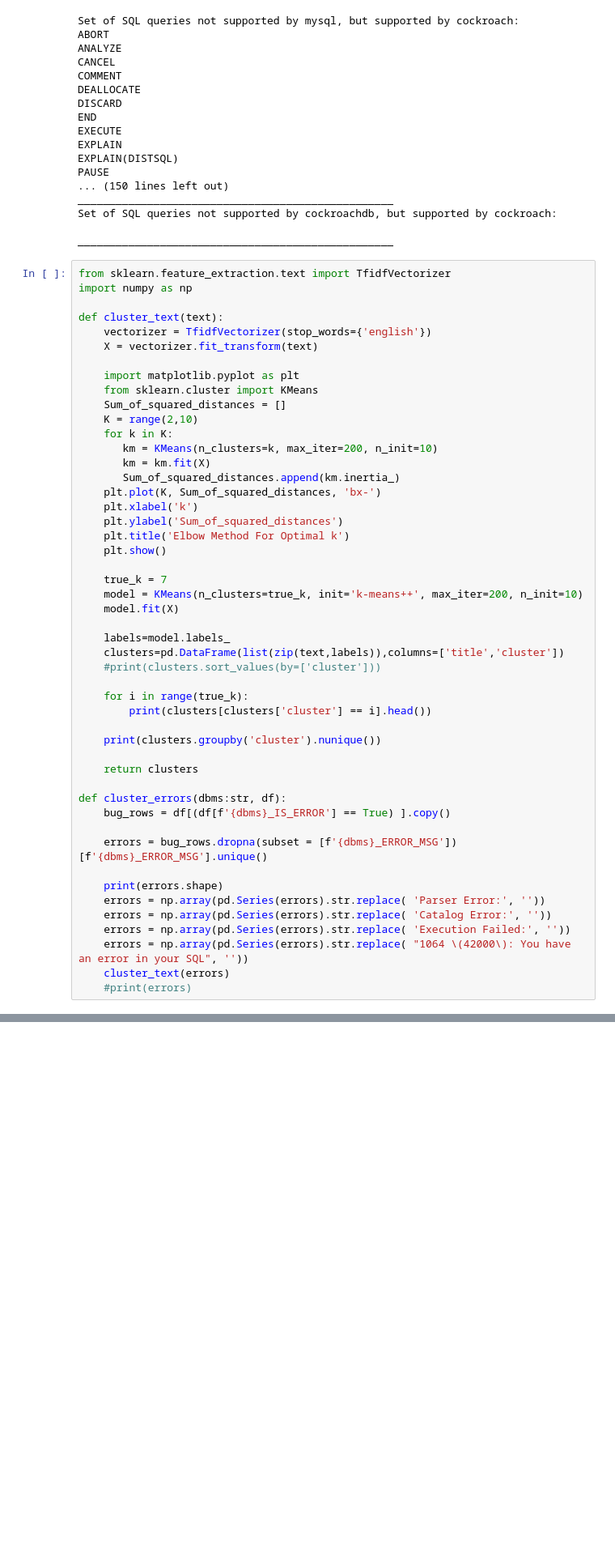
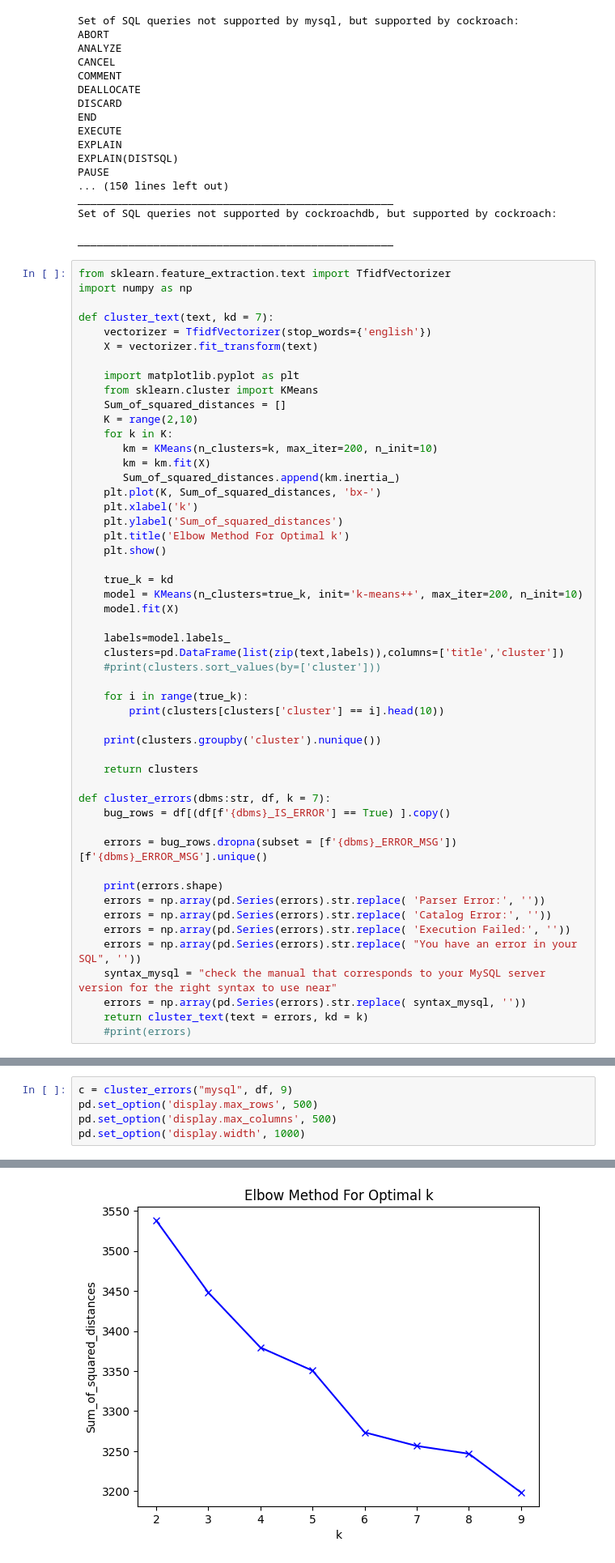
Before and after one commit to suyZhong/SQuaLity, a Jupyter notebook: Analysis.ipynb, the cells around one changed output, grey strips where cells are left out. Shown: that part at 81% size. Saved outputs shown, nothing was run; the diff lists cells and outputs as text; blank space fills up the shorter version.

```diff
--- a/Analysis.ipynb
+++ b/Analysis.ipynb
@@ -447,7 +470,7 @@ __________________________________________________
 from sklearn.feature_extraction.text import TfidfVectorizer
 import numpy as np
 
-def cluster_text(text):
+def cluster_text(text, kd = 7):
     vectorizer = TfidfVectorizer(stop_words={'english'})
     X = vectorizer.fit_transform(text)
 
@@ -465,7 +488,7 @@ def cluster_text(text):
     plt.title('Elbow Method For Optimal k')
     plt.show()
 
-    true_k = 7
+    true_k = kd
     model = KMeans(n_clusters=true_k, init='k-means++', max_iter=200, n_init=10)
     model.fit(X)
 
@@ -474,13 +497,13 @@ def cluster_text(text):
     #print(clusters.sort_values(by=['cluster']))
 
     for i in range(true_k):
-        print(clusters[clusters['cluster'] == i].head())
+        print(clusters[clusters['cluster'] == i].head(10))
 
     print(clusters.groupby('cluster').nunique())
 
     return clusters
 
-def cluster_errors(dbms:str, df):
+def cluster_errors(dbms:str, df, k = 7):
     bug_rows = df[(df[f'{dbms}_IS_ERROR'] == True) ].copy()
 
     errors = bug_rows.dropna(subset = [f'{dbms}_ERROR_MSG'])[f'{dbms}_ERROR_MSG'].unique()
@@ -489,6 +512,8 @@ def cluster_errors(dbms:str, df):
     errors = np.array(pd.Series(errors).str.replace( 'Parser Error:', ''))
     errors = np.array(pd.Series(errors).str.replace( 'Catalog Error:', ''))
     errors = np.array(pd.Series(errors).str.replace( 'Execution Failed:', ''))
-    errors = np.array(pd.Series(errors).str.replace( "1064 \(42000\): You have an error in your SQL", ''))
-    cluster_text(errors)
+    errors = np.array(pd.Series(errors).str.replace( "You have an error in your SQL", ''))
+    syntax_mysql = "check the manual that corresponds to your MySQL server version for the right syntax to use near"
+    errors = np.array(pd.Series(errors).str.replace( syntax_mysql, ''))
+    return cluster_text(text = errors, kd = k)
     #print(errors)
@@ -541,0 +542,6 @@ pd.set_option('display.width', 1000)
+# %%
+c = cluster_errors("mysql", df, 9)
+pd.set_option('display.max_rows', 500)
+pd.set_option('display.max_columns', 500)
+pd.set_option('display.width', 1000)
+# %% [output]
@@ -541,0 +549 @@ pd.set_option('display.width', 1000)
+[figure, added]
```
Also changed, not shown: parts of 23 cells of this notebook.
